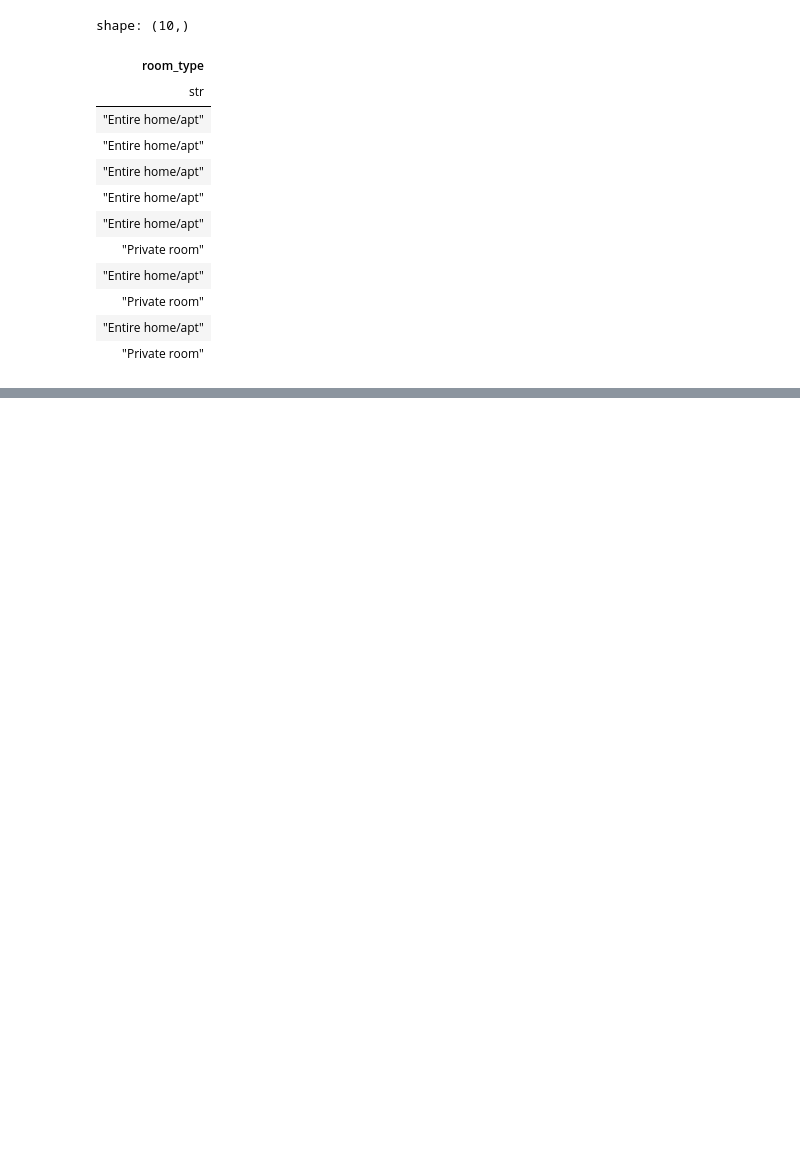
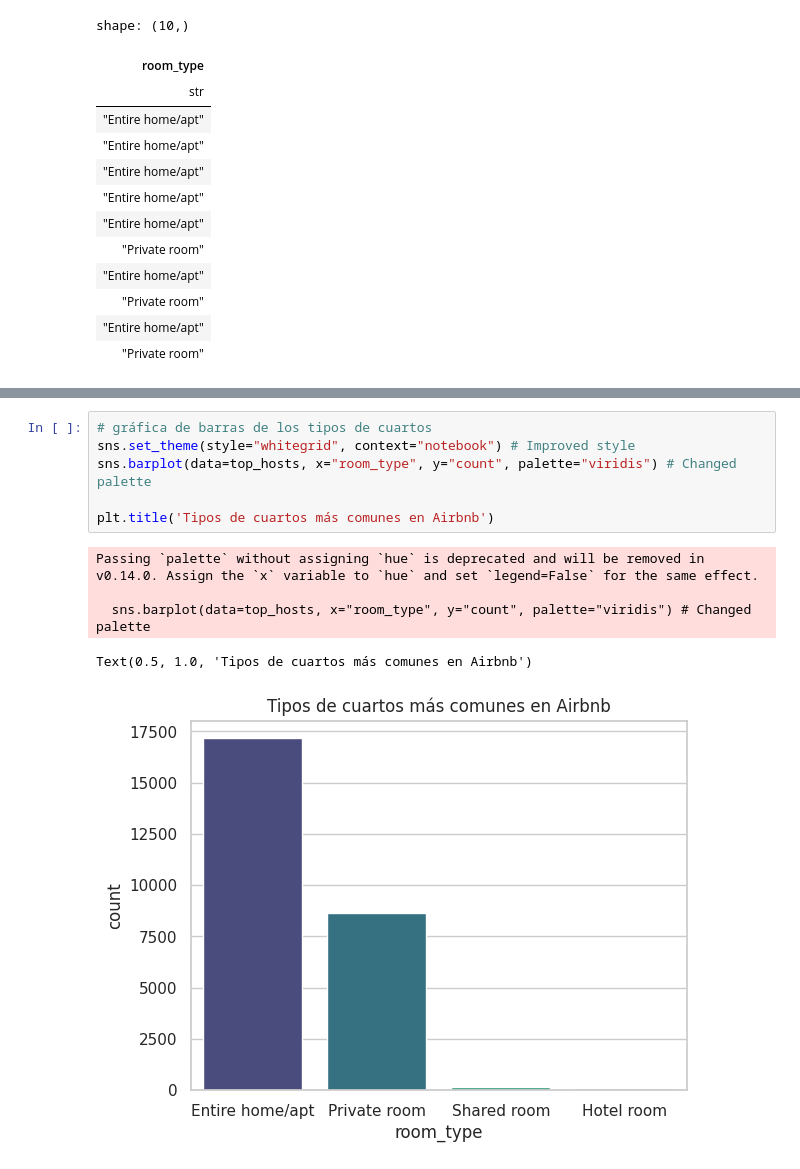
Before and after one commit to santipop1/AdvancedIA, a Jupyter notebook: Airbnb.ipynb, the cells around one changed output, grey strips where cells are left out. Saved outputs shown, nothing was run; the diff lists cells and outputs as text; blank space fills up the shorter version.

```diff
--- a/Airbnb.ipynb
+++ b/Airbnb.ipynb
@@ -144,0 +155,12 @@ shape: (10, 2)
+# %%
+# gráfica de barras de los tipos de cuartos
+sns.set_theme(style="whitegrid", context="notebook") # Improved style
+sns.barplot(data=top_hosts, x="room_type", y="count", palette="viridis") # Changed palette
+
+plt.title('Tipos de cuartos más comunes en Airbnb')
+# %% [output]
+Passing `palette` without assigning `hue` is deprecated and will be removed in v0.14.0. Assign the `x` variable to `hue` and set `legend=False` for the same effect.
+
+  sns.barplot(data=top_hosts, x="room_type", y="count", palette="viridis") # Changed palette
+Text(0.5, 1.0, 'Tipos de cuartos más comunes en Airbnb')
+[figure, added]
```
Also changed, not shown: parts of 15 cells of this notebook.
